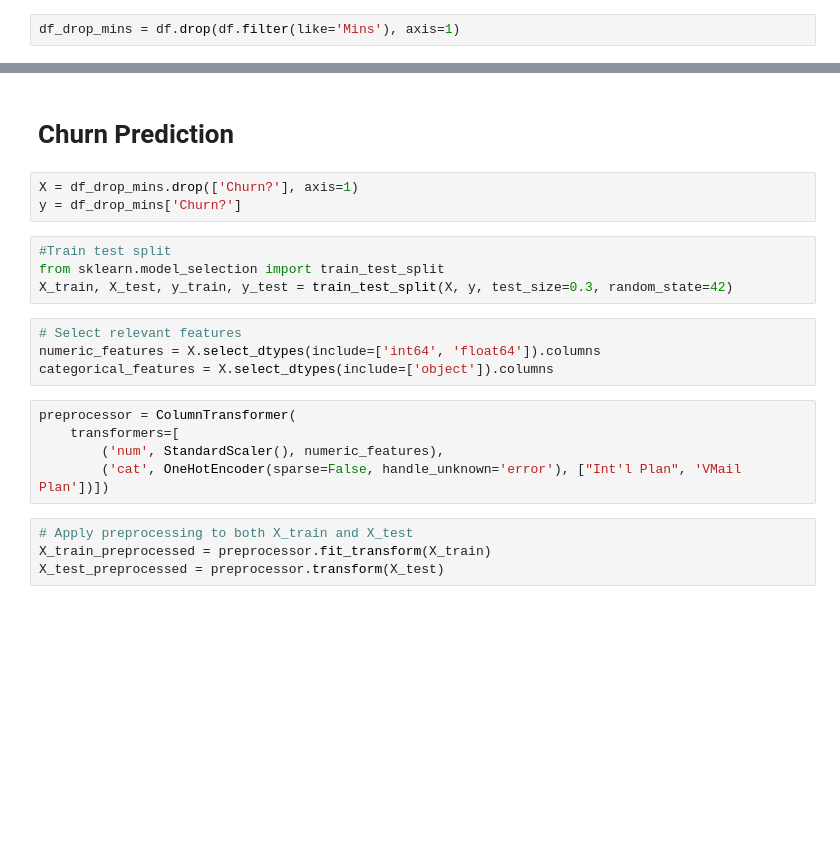
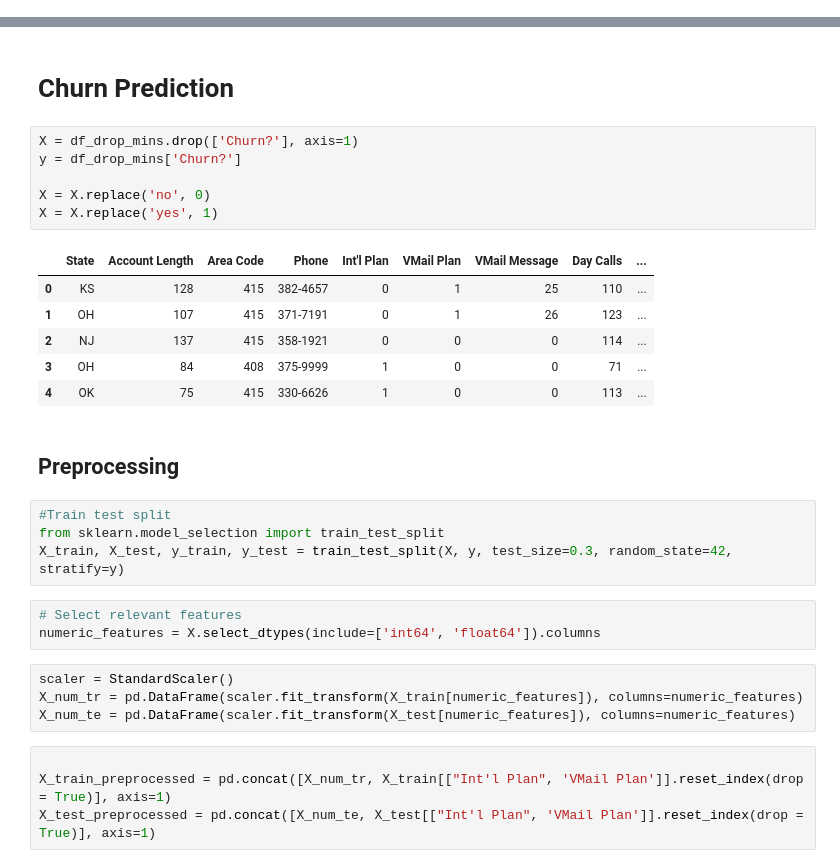
Before and after one commit to bunmiadejimi/Customer-Churn, a Jupyter notebook: Customer_Churn.ipynb, the cells around one changed output, grey strips where cells are left out. Cells and saved outputs as stored; diff of their text form; blank space fills up the shorter version.

```diff
--- a/Customer_Churn.ipynb
+++ b/Customer_Churn.ipynb
@@ -93,5 +127,3 @@ sns.heatmap(df.corr(numeric_only=True), cmap='coolwarm');
 [figure]
 # %% [markdown]
 * There seems to be some multicollinearity between some columns. This may be removed since they wont be necessary for making predictions.
-# %%
-df_drop_mins = df.drop(df.filter(like='Mins'), axis=1)
@@ -145,20 +132,30 @@ df_drop_mins.groupby('State').mean(numeric_only=True)
 # %%
 X = df_drop_mins.drop(['Churn?'], axis=1)
 y = df_drop_mins['Churn?']
+
+X = X.replace('no', 0)
+X = X.replace('yes', 1)
+# %% [output]
+|  | State | Account Length | Area Code | Phone | Int'l Plan | VMail Plan | VMail Message | Day Calls | ... |
+| 0 | KS | 128 | 415 | 382-4657 | 0 | 1 | 25 | 110 | ... |
+| 1 | OH | 107 | 415 | 371-7191 | 0 | 1 | 26 | 123 | ... |
+| 2 | NJ | 137 | 415 | 358-1921 | 0 | 0 | 0 | 114 | ... |
+| 3 | OH | 84 | 408 | 375-9999 | 1 | 0 | 0 | 71 | ... |
+| 4 | OK | 75 | 415 | 330-6626 | 1 | 0 | 0 | 113 | ... |
+# %% [markdown]
+## Preprocessing
 # %%
 #Train test split
 from sklearn.model_selection import train_test_split
-X_train, X_test, y_train, y_test = train_test_split(X, y, test_size=0.3, random_state=42)
+X_train, X_test, y_train, y_test = train_test_split(X, y, test_size=0.3, random_state=42, stratify=y)
 # %%
 # Select relevant features
 numeric_features = X.select_dtypes(include=['int64', 'float64']).columns
-categorical_features = X.select_dtypes(include=['object']).columns
-# %%
-preprocessor = ColumnTransformer(
-    transformers=[
-        ('num', StandardScaler(), numeric_features),
-        ('cat', OneHotEncoder(sparse=False, handle_unknown='error'), ["Int'l Plan", 'VMail Plan'])])
-# %%
-# Apply preprocessing to both X_train and X_test
-X_train_preprocessed = preprocessor.fit_transform(X_train)
-X_test_preprocessed = preprocessor.transform(X_test)
+# %%
+scaler = StandardScaler()
+X_num_tr = pd.DataFrame(scaler.fit_transform(X_train[numeric_features]), columns=numeric_features)
+X_num_te = pd.DataFrame(scaler.fit_transform(X_test[numeric_features]), columns=numeric_features)
+# %%
+
+X_train_preprocessed = pd.concat([X_num_tr, X_train[["Int'l Plan", 'VMail Plan']].reset_index(drop = True)], axis=1)
+X_test_preprocessed = pd.concat([X_num_te, X_test[["Int'l Plan", 'VMail Plan']].reset_index(drop = True)], axis=1)
```
Also changed, not shown: parts of 17 cells of this notebook.
